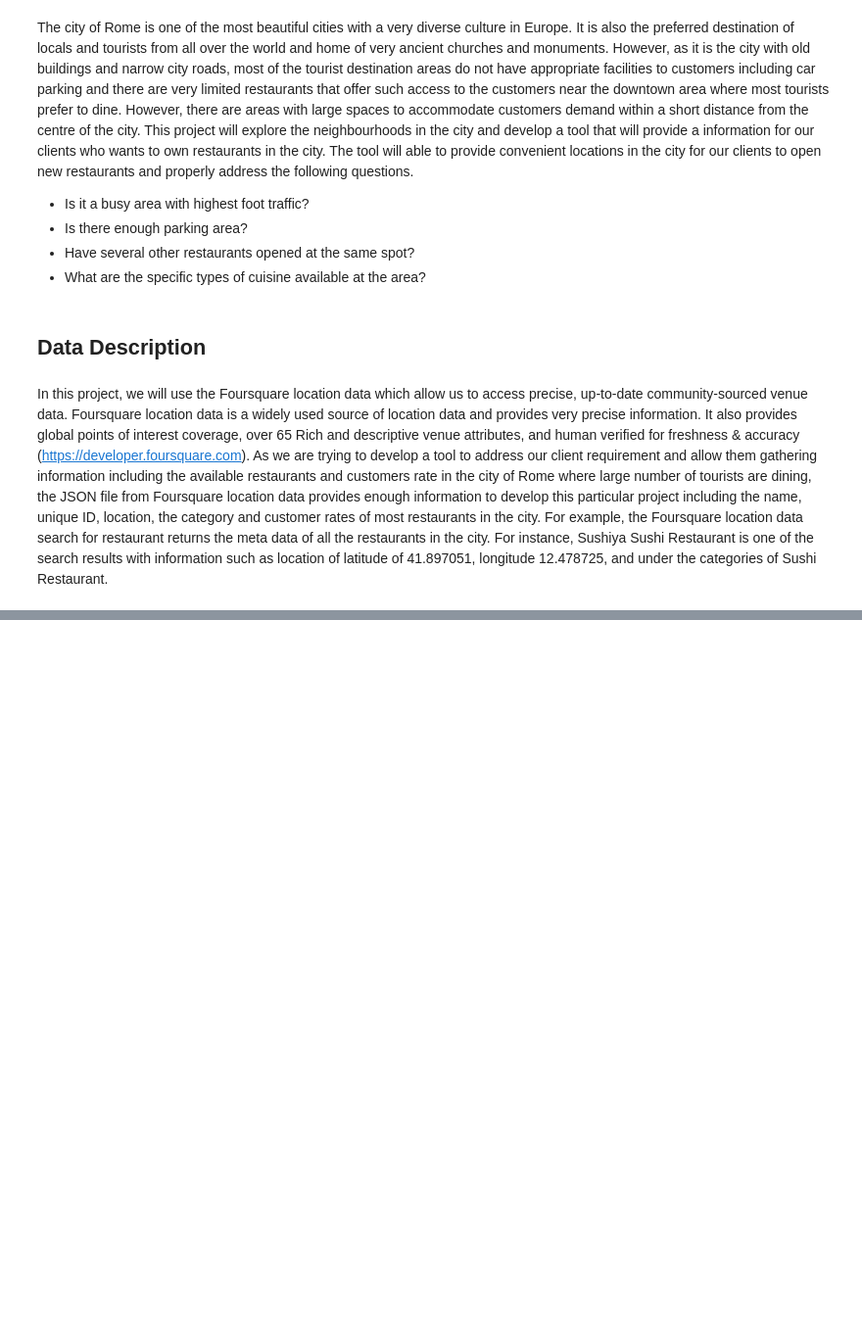
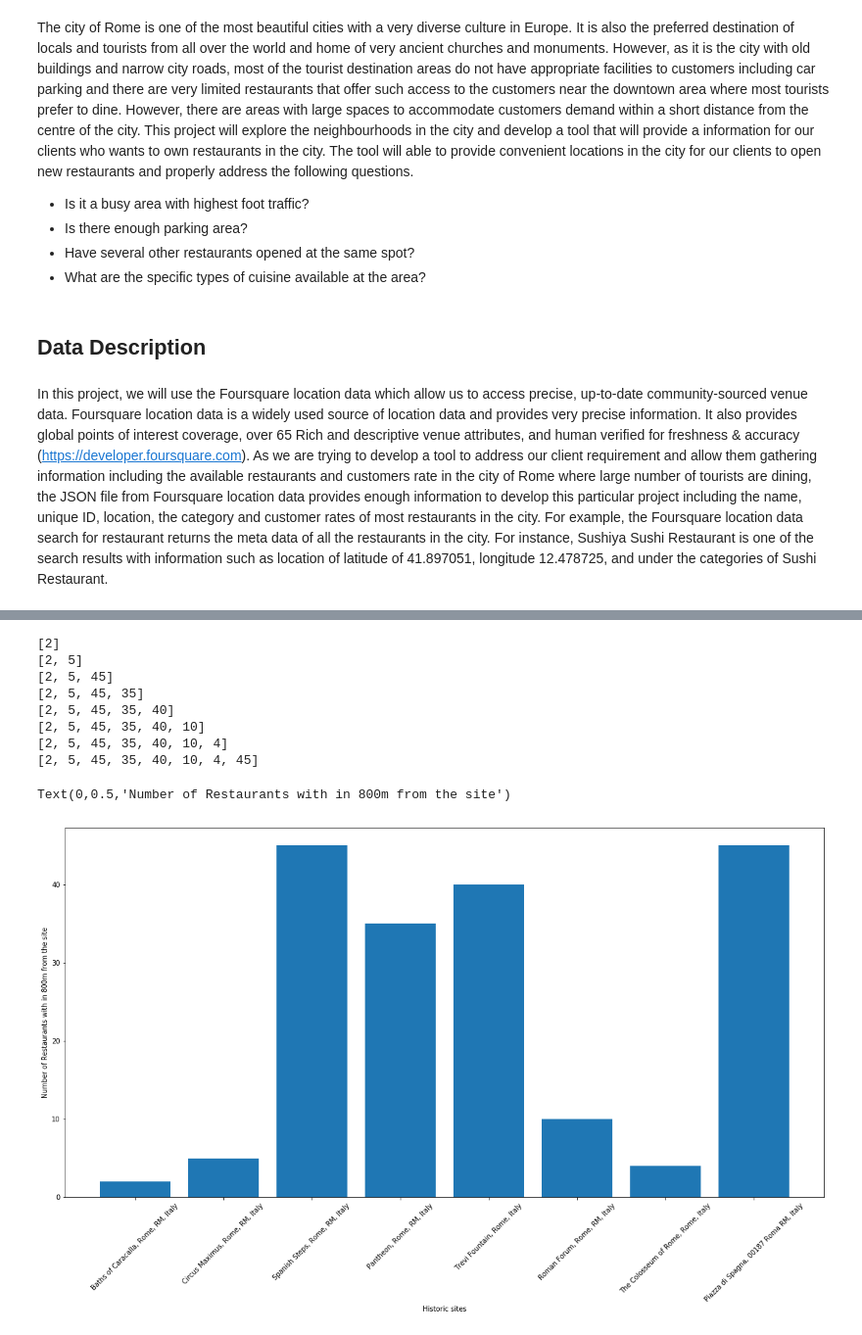
Before and after one commit to melkam16/DataScience_project1, a Jupyter notebook: Project.ipynb, the cells around one changed output, grey strips where cells are left out. Shown at 98% size. Saved outputs shown, nothing was run; the diff lists cells and outputs as text; code cells hidden in the pictures; blank space fills up the shorter version.

```diff
--- a/Project.ipynb
+++ b/Project.ipynb
@@ -78,0 +115,12 @@ NameError: name 'Nominatim' is not defined
+# %%
+# Define function to organize the catagories list
+def get_category_type(row):
+    try:
+        categories_list = row['categories']
+    except:
+        categories_list = row['venue.categories']
+
+    if len(categories_list) == 0:
+        return None
+    else:
+        return categories_list[0]['name']
@@ -78,0 +146,51 @@ NameError: name 'Nominatim' is not defined
+# %%
+# Genrate map that shows restaurants with in 1000m from each Historic sites
+
+venues_map = folium.Map(location=[latitude, longitude], zoom_start=14)
+# %%
+# Restuarants with in 1000m radius from the historic sites (Location data and categories)
+search_query = 'Restaurant'
+color=['Red', 'green','blue','black','yellow', 'gray','purple','black']
+Res_num=[];
+
+for latitude, longitude, label, col in zip(df2.lat, df2.lon, df2.address,color):
+    data_top7= get_data(CLIENT_ID, CLIENT_SECRET, latitude, longitude, VERSION, search_query, 800, LIMIT)
+
+    Res_num.append(data_top7.categories.count())
+    print(Res_num)
+    for lat, lng, label in zip(data_top7.lat, data_top7.lng, data_top7.categories):
+        folium.vector_layers.CircleMarker(
+            [lat, lng],
+            radius=5,
+            color=col,
+            popup=label,
+           fill = True,
+           fill_color=col,
+           fill_opacity=0.6
+        ).add_to(venues_map)
+    for lat, lng, label in zip(df2.lat, df2.lon, df2.address):
+        folium.Marker(
+            [lat, lng],
+            popup=label
+        ).add_to(venues_map)
+df3 = pd.DataFrame() #np.array(add, lat, lon)
+df3['Site']=df2.address
+df3['NumberofRestuarant']=Res_num
+# plot the total number of restauarnts serving tourists at each Historic sites
+
+plt.figure(figsize=(20,10))
+plt.bar(df3.Site, df3.NumberofRestuarant)
+plt.xlabel("Historic sites")
+plt.xticks( rotation=45)
+plt.ylabel("Number of Restaurants with in 800m from the site")
+# %% [output]
+[2]
+[2, 5]
+[2, 5, 45]
+[2, 5, 45, 35]
+[2, 5, 45, 35, 40]
+[2, 5, 45, 35, 40, 10]
+[2, 5, 45, 35, 40, 10, 4]
+[2, 5, 45, 35, 40, 10, 4, 45]
+Text(0,0.5,'Number of Restaurants with in 800m from the site')
+[figure, added]
```
Also changed, not shown: parts of 19 cells of this notebook.
